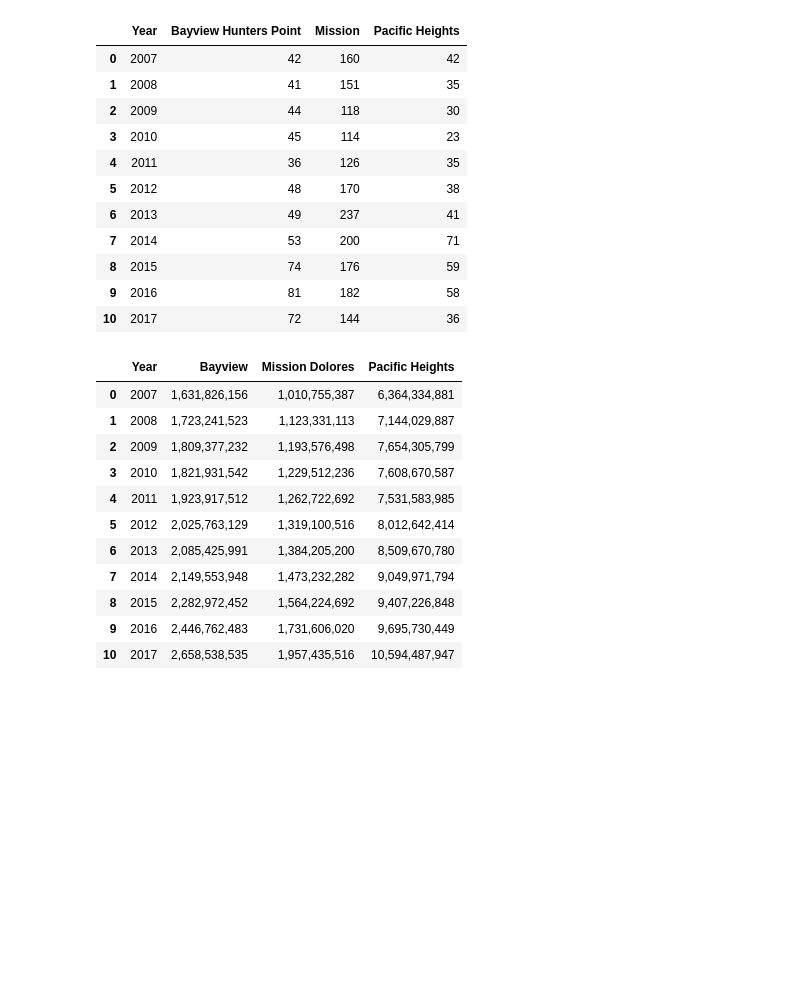
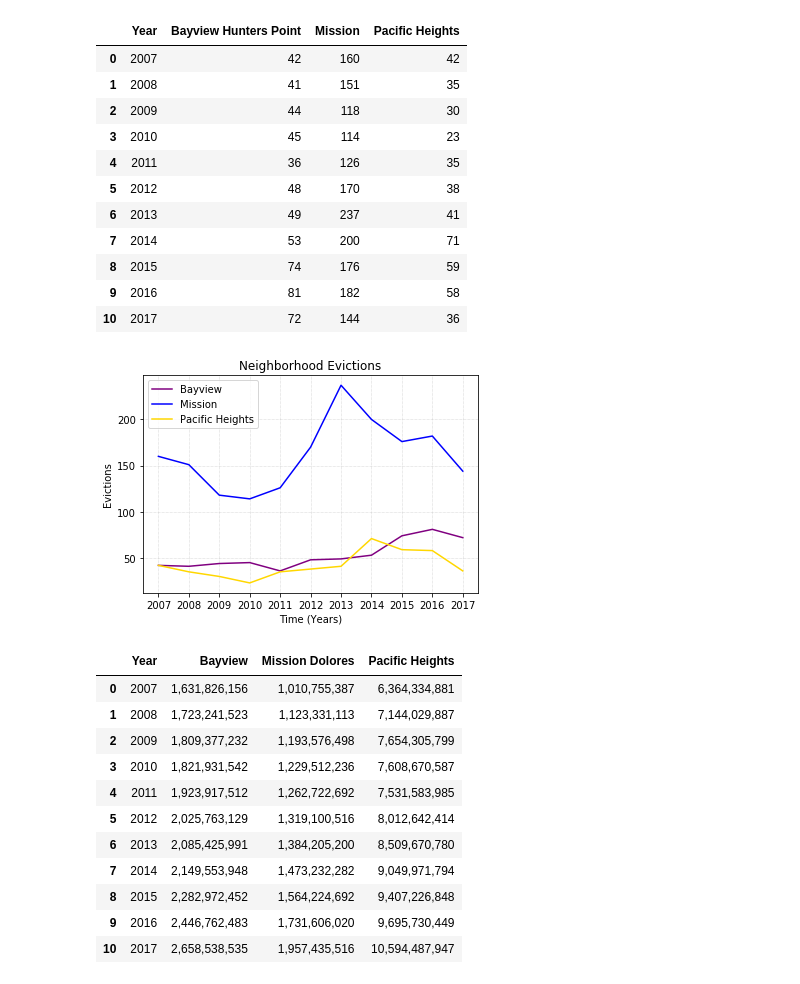
Before and after one commit to alexwdavis/Team_Project_AACJ, a Jupyter notebook: Evictions VS Housing.ipynb, the cells around one changed output. Cells and saved outputs as stored; diff of their text form; code cells hidden in the pictures; blank space fills up the shorter version.

Commit message:
Evictions Vs Housing info

```diff
--- a/Evictions VS Housing.ipynb
+++ b/Evictions VS Housing.ipynb
@@ -23,6 +23,29 @@ evictions
 | 8 | 2015 | 74 | 176 | 59 |
 | 9 | 2016 | 81 | 182 | 58 |
 | 10 | 2017 | 72 | 144 | 36 |
+# %%
+bayview_evictions = evictions["Bayview Hunters Point"]
+mission_evictions = evictions["Mission"]
+pac_heights_evictions = evictions["Pacific Heights"]
+# %%
+ax = plt.subplot(111)
+x_axis = np.arange(2007,2018,1)
+plt.title("Neighborhood Evictions")
+plt.xlabel("Time (Years)")
+plt.ylabel("Evictions")
+
+ax.plot(x_axis, bayview_evictions, color="Purple", label="Bayview")
+ax.plot(x_axis, mission_evictions, color="Blue", label="Mission")
+ax.plot(x_axis, pac_heights_evictions, color="Gold", label="Pacific Heights")
+ax.legend(loc=2)
+
+tick_locations = [value for value in x_axis]
+ax.set_xticks(tick_locations, minor=False)
+ax.grid('on', which='major', axis='both', linestyle='dotted', linewidth=0.5)
+
+plt.show()
+# %% [output]
+[figure, added]
 # %%
 housing_assessment_data = "Assessments_Neighborhood.csv"
 housing_assessment = pd.read_csv(housing_assessment_data)
```
Also changed, not shown: parts of 1 cell of this notebook.
